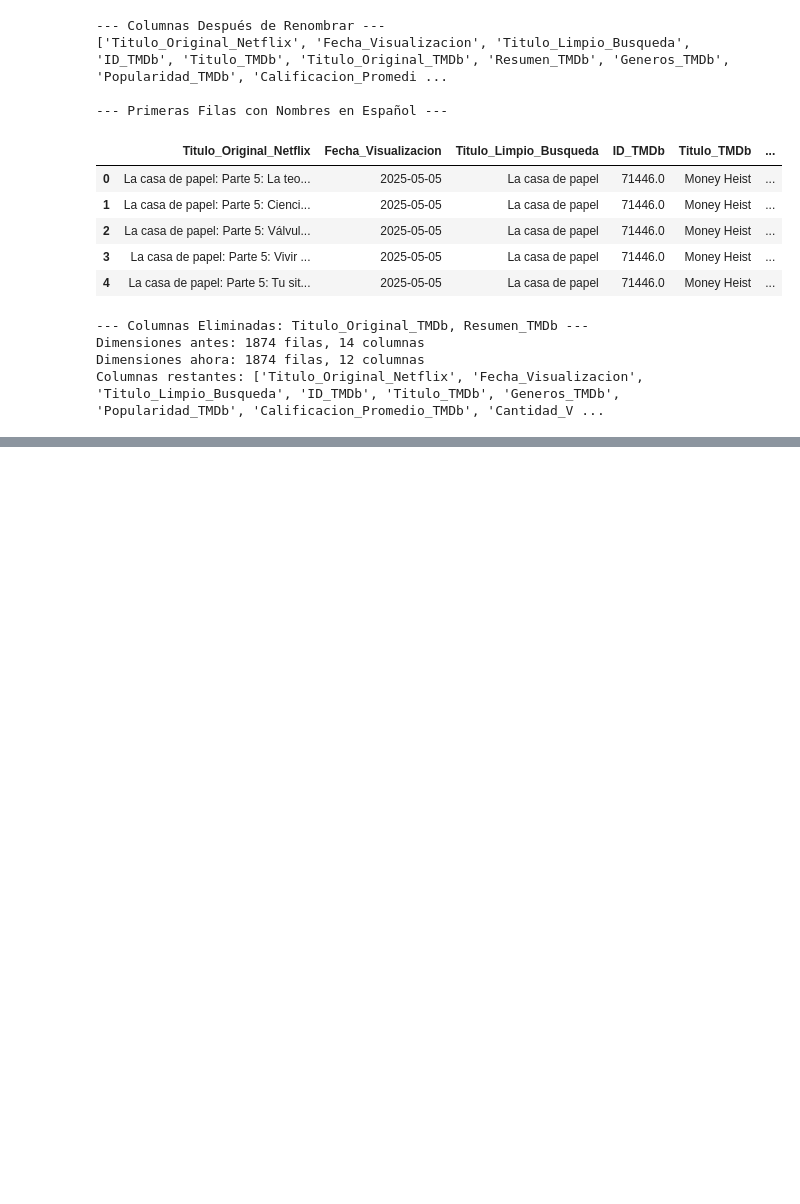
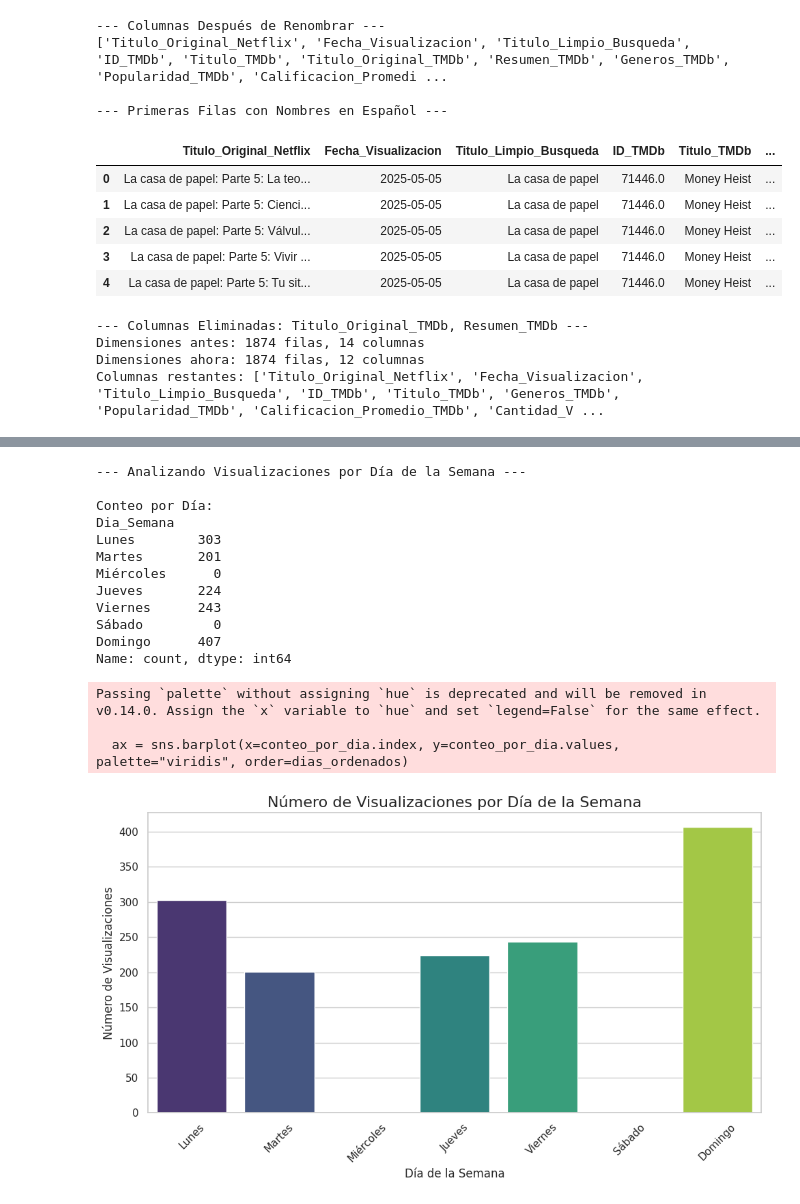
Before and after one commit to jorgesislema/Analisis-de_consumo_Netflix, a Jupyter notebook: notebooks/03_exploratory_data_analysis.ipynb, the cells around one changed output, grey strips where cells are left out. Saved outputs shown, nothing was run; the diff lists cells and outputs as text; code cells hidden in the pictures; blank space fills up the shorter version.

```diff
--- a/notebooks/03_exploratory_data_analysis.ipynb
+++ b/notebooks/03_exploratory_data_analysis.ipynb
@@ -231,0 +406,17 @@ For example, when doing 'df[col].method(value, inplace=True)', try using 'df.met
+# %%
+# --- Guardar DataFrame Procesado para EDA/Dashboard ---
+
+# Define el nombre y la ruta para el nuevo archivo
+eda_processed_filename = 'netflix_eda_processed.csv'
+eda_processed_path = os.path.join(project_root, 'data', 'processed', eda_processed_filename)
+
+print(f"\n--- Guardando DataFrame pre-procesado en: {eda_processed_path} ---")
+
+try:
+    # Asegurarse de que el directorio exista
+    os.makedirs(os.path.dirname(eda_processed_path), exist_ok=True)
+    # Guardar el DataFrame actual (df) en el nuevo archivo
+    df.to_csv(eda_processed_path, index=False, encoding='utf-8')
+    print(f"¡Éxito! Archivo '{eda_processed_filename}' guardado correctamente.")
+except Exception as e:
+    print(f"Error al guardar el archivo CSV procesado: {e}")
@@ -231,0 +489,50 @@ For example, when doing 'df[col].method(value, inplace=True)', try using 'df.met
+# %%
+# --- Análisis: Visualizaciones por Día de la Semana ---
+
+from matplotlib import ticker as mticker
+
+print("\n--- Analizando Visualizaciones por Día de la Semana ---")
+
+# Calcular el conteo de visualizaciones por día
+conteo_por_dia = df['Dia_Semana'].value_counts().sort_index() # sort_index() usa el orden categórico definido antes
+
+print("\nConteo por Día:")
+print(conteo_por_dia)
+
+# Crear el gráfico de barras
+plt.figure(figsize=(10, 6)) # Tamaño de la figura
+
+# Usamos seaborn para un gráfico más bonito
+ax = sns.barplot(x=conteo_por_dia.index, y=conteo_por_dia.values, palette="viridis", order=dias_ordenados)
+
+# Añadir títulos y etiquetas
+plt.title('Número de Visualizaciones por Día de la Semana', fontsize=16)
+plt.xlabel('Día de la Semana', fontsize=12)
+plt.ylabel('Número de Visualizaciones', fontsize=12)
+plt.xticks(rotation=45) # Rotar etiquetas del eje X si son largas
+
+# Formatear el eje Y para mostrar números enteros (sin decimales)
+ax.yaxis.set_major_formatter(mticker.FormatStrFormatter('%d'))
+# Opcional: añadir los valores encima de las barras
+# for container in ax.containers:
+#     ax.bar_label(container)
+
+plt.tight_layout() # Ajustar layout para que no se corten las etiquetas
+plt.show() # Mostrar el gráfico
+# %% [output]
+--- Analizando Visualizaciones por Día de la Semana ---
+
+Conteo por Día:
+Dia_Semana
+Lunes        303
+Martes       201
+Miércoles      0
+Jueves       224
+Viernes      243
+Sábado         0
+Domingo      407
+Name: count, dtype: int64
+Passing `palette` without assigning `hue` is deprecated and will be removed in v0.14.0. Assign the `x` variable to `hue` and set `legend=False` for the same effect.
+
+  ax = sns.barplot(x=conteo_por_dia.index, y=conteo_por_dia.values, palette="viridis", order=dias_ordenados)
+[figure, added]
```
Also changed, not shown: parts of 14 cells of this notebook.
